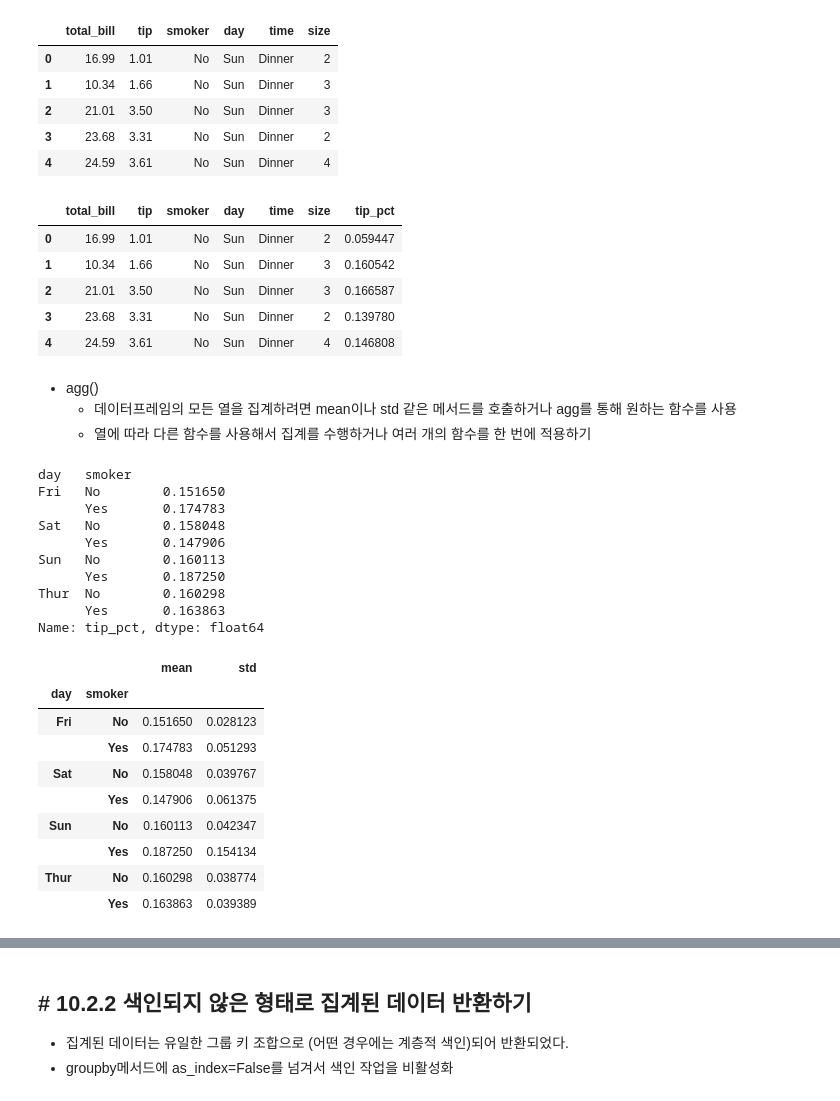
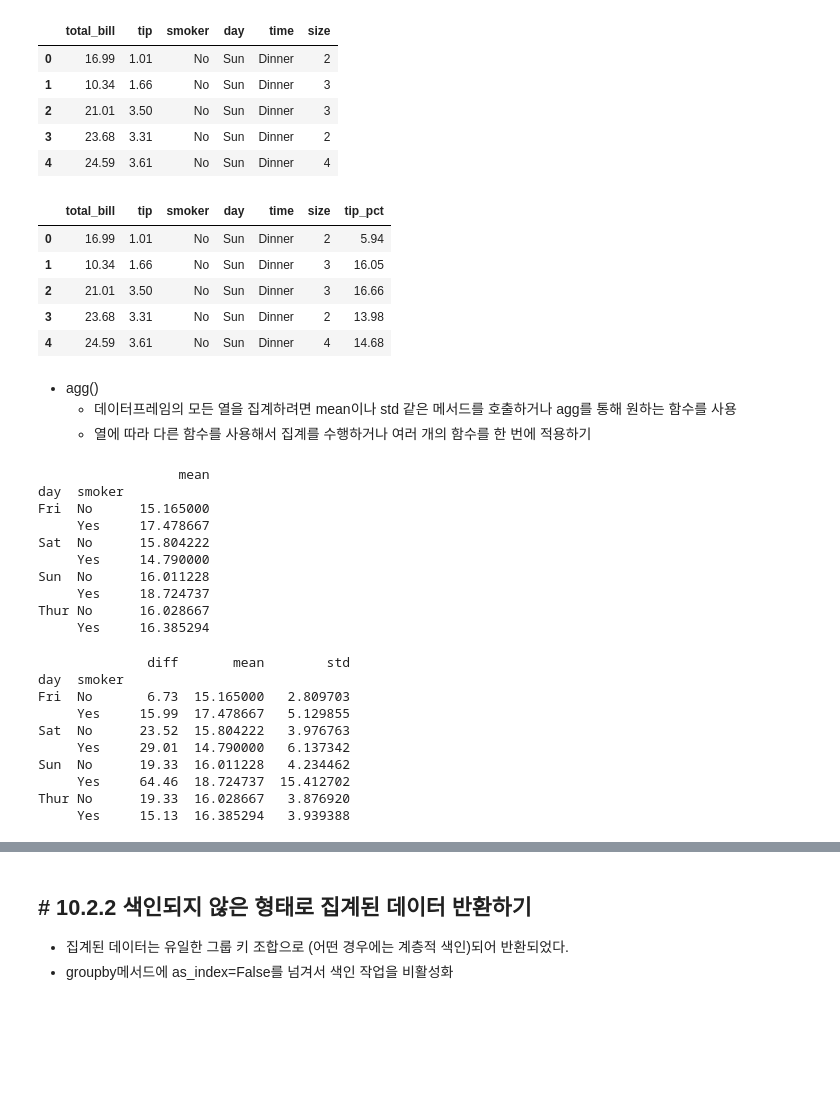
Before and after one commit to cybercherrybomb/python_basic_2_1, a Jupyter notebook: python_basic_2-main/data_analysis_05_01_class.ipynb, the cells around one changed output, grey strips where cells are left out. Cells and saved outputs as stored; diff of their text form; code cells hidden in the pictures; blank space fills up the shorter version.

```diff
--- a/python_basic_2-main/data_analysis_05_01_class.ipynb
+++ b/python_basic_2-main/data_analysis_05_01_class.ipynb
@@ -584,48 +667,57 @@ tips.head()
 | 4 | 24.59 | 3.61 | No | Sun | Dinner | 4 |
 # %%
 # total_bill에서 팁의 비율을 tip_pct 열에 출가하기
-tips["tip_pct"] = tips["tip"] / tips["total_bill"]
+tips["tip_pct"] = round(tips["tip"] / tips["total_bill"]*100,2)
 tips.head()
 # %% [output]
 |  | total_bill | tip | smoker | day | time | size | tip_pct |
-| 0 | 16.99 | 1.01 | No | Sun | Dinner | 2 | 0.059447 |
-| 1 | 10.34 | 1.66 | No | Sun | Dinner | 3 | 0.160542 |
-| 2 | 21.01 | 3.50 | No | Sun | Dinner | 3 | 0.166587 |
-| 3 | 23.68 | 3.31 | No | Sun | Dinner | 2 | 0.139780 |
-| 4 | 24.59 | 3.61 | No | Sun | Dinner | 4 | 0.146808 |
+| 0 | 16.99 | 1.01 | No | Sun | Dinner | 2 | 5.94 |
+| 1 | 10.34 | 1.66 | No | Sun | Dinner | 3 | 16.05 |
+| 2 | 21.01 | 3.50 | No | Sun | Dinner | 3 | 16.66 |
+| 3 | 23.68 | 3.31 | No | Sun | Dinner | 2 | 13.98 |
+| 4 | 24.59 | 3.61 | No | Sun | Dinner | 4 | 14.68 |
 # %% [markdown]
 * agg()
   * 데이터프레임의 모든 열을 집계하려면 mean이나 std 같은 메서드를 호출하거나 agg를 통해 원하는 함수를 사용
   * 열에 따라 다른 함수를 사용해서 집계를 수행하거나 여러 개의 함수를 한 번에 적용하기
 # %%
-# ex1
-grouped = tips.groupby(["day", "smoker"])
-grouped_pct = grouped["tip_pct"]
-grouped_pct.agg("mean") # 기술 통계에서는 함수 이름을 문자열로 넘기기
+# # ex1
+# grouped = tips.groupby(["day", "smoker"])
+# grouped_pct = grouped["tip_pct"]
+# grouped_pct.agg("mean") # 기술 통계에서는 함수 이름을 문자열로 넘기기
+# result = grouped_pct.agg(["mean"]) # 기술통계에서는 함수 이름을 문자열로 넘기기
+
+result = tips.groupby(["day","smoker"])["tip_pct"].agg(["mean"])
+print (result)
 # %% [output]
-day   smoker
-Fri   No        0.151650
-      Yes       0.174783
-Sat   No        0.158048
-      Yes       0.147906
-Sun   No        0.160113
-      Yes       0.187250
-Thur  No        0.160298
-      Yes       0.163863
-Name: tip_pct, dtype: float64
+                  mean
+day  smoker
+Fri  No      15.165000
+     Yes     17.478667
+Sat  No      15.804222
+     Yes     14.790000
+Sun  No      16.011228
+     Yes     18.724737
+Thur No      16.028667
+     Yes     16.385294
 # %%
 # ex2
-grouped_pct.agg(["mean", "std"])  #함수 이름을 열 이름으로 하는 데이터프레임을 얻는다.
+def diff(arr):
+    return arr.max() - arr.min()
+
+result = tips.groupby(["day","smoker"])["tip_pct"].agg([diff,"mean","std"])
+print(result)
+# grouped_pct.agg(["mean", "std"])  #함수 이름을 열 이름으로 하는 데이터프레임을 얻는다.
 # %% [output]
-|  |  | mean | std |
-| day | smoker |  |  |
-| Fri | No | 0.151650 | 0.028123 |
-|  | Yes | 0.174783 | 0.051293 |
-| Sat | No | 0.158048 | 0.039767 |
-|  | Yes | 0.147906 | 0.061375 |
-| Sun | No | 0.160113 | 0.042347 |
-|  | Yes | 0.187250 | 0.154134 |
-| Thur | No | 0.160298 | 0.038774 |
-|  | Yes | 0.163863 | 0.039389 |
+              diff       mean        std
+day  smoker
+Fri  No       6.73  15.165000   2.809703
+     Yes     15.99  17.478667   5.129855
+Sat  No      23.52  15.804222   3.976763
+     Yes     29.01  14.790000   6.137342
+Sun  No      19.33  16.011228   4.234462
+     Yes     64.46  18.724737  15.412702
+Thur No      19.33  16.028667   3.876920
+     Yes     15.13  16.385294   3.939388
 # %%
 # ex3 데이터프레임은 열마다 다른 함수를 적용하거나 여러 개의 함수를 모든 열에 적용하기
```
Also changed, not shown: parts of 22 cells of this notebook, 3 other files.
